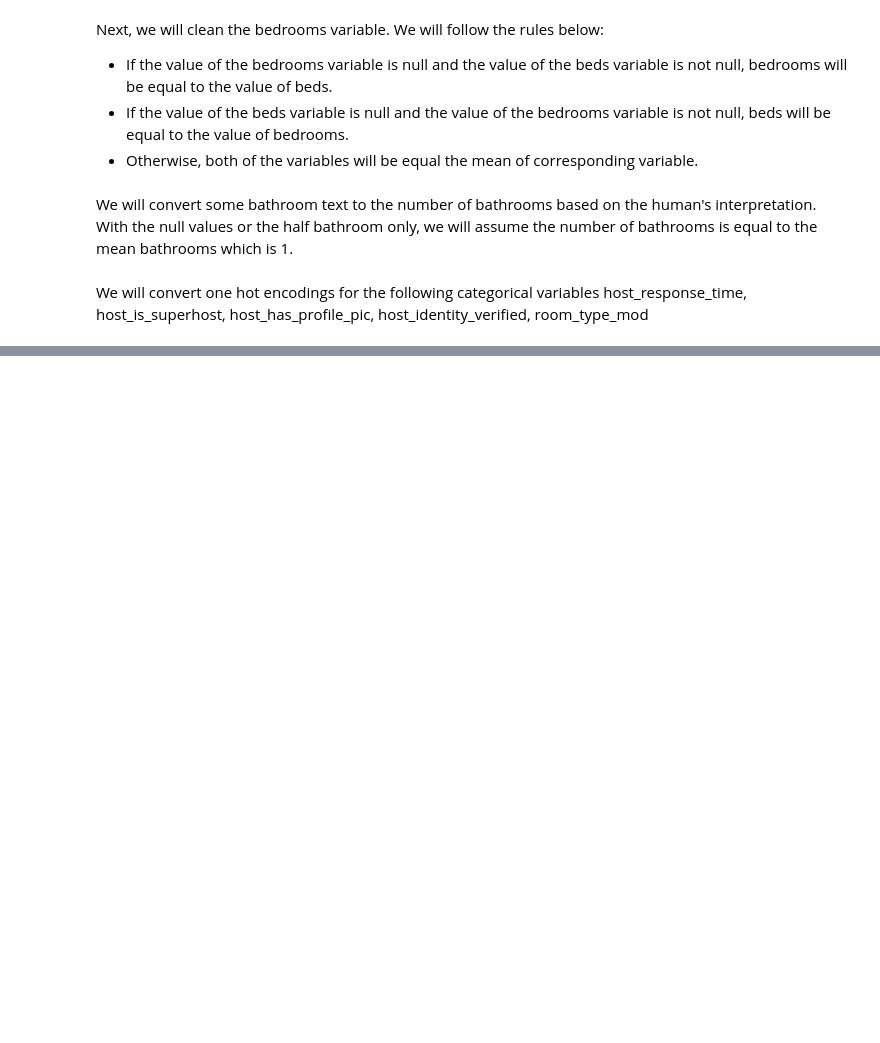
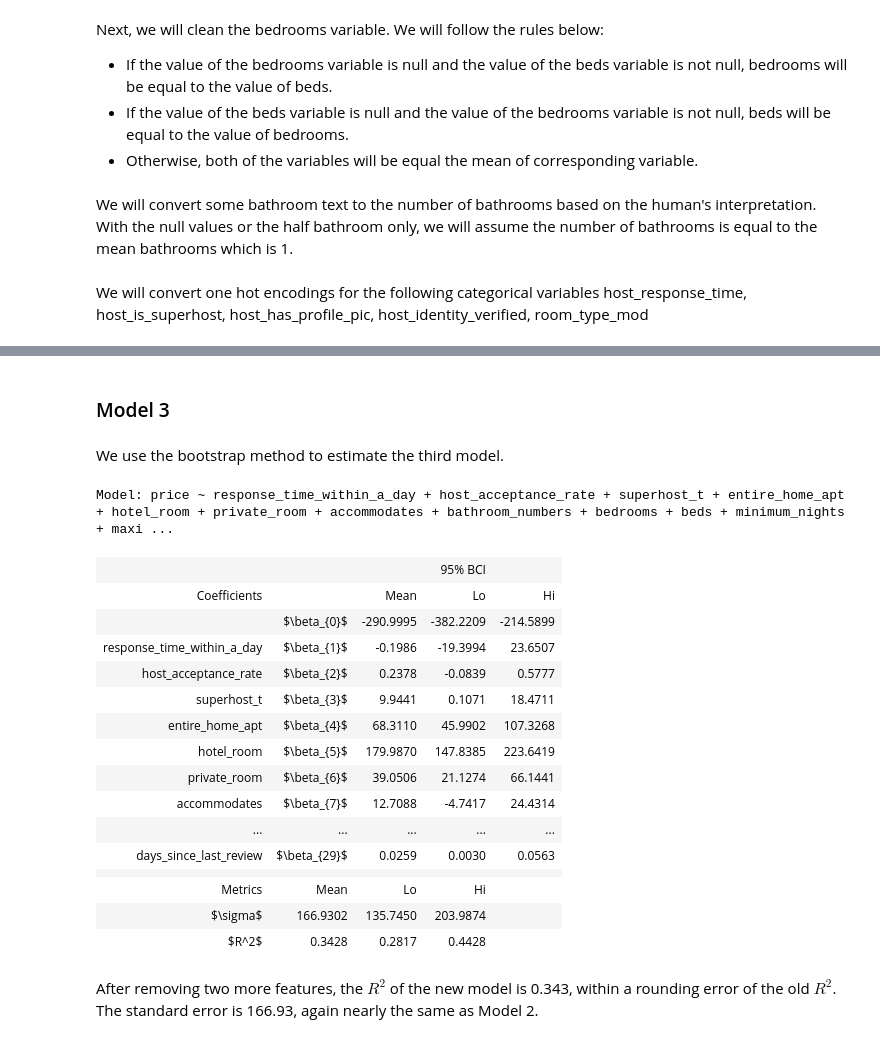
Before and after one commit to ayee6/JHUDataScienceGroup9, a Jupyter notebook: model1.ipynb, the cells around one changed output, grey strips where cells are left out. Drawn from its saved outputs; the diff is of its cells as text; code cells hidden in the pictures; blank space fills up the shorter version.

```diff
--- a/model1.ipynb
+++ b/model1.ipynb
@@ -294,0 +374,37 @@ NEXT: follow textbook guidelines to eliminate variables based on prior predictio
+# %% [markdown]
+### Model 3
+# %% [markdown]
+We use the bootstrap method to estimate the third model.
+# %%
+np.random.seed(1432896)
+model3 = ("price ~ response_time_within_a_day "
+        "+ host_acceptance_rate + superhost_t "
+        "+ entire_home_apt + hotel_room + private_room + accommodates "
+        "+ bathroom_numbers + bedrooms + beds + minimum_nights + maximum_nights + number_of_reviews "
+        "+ review_scores_rating + review_scores_accuracy + review_scores_cleanliness "
+        "+ review_scores_location + review_scores_value + instant_bookable_t "
+        "+ calculated_host_listings_count + distance_smithsonian + distance_capitol "
+        "+ distance_white_house + distance_library_congress + distance_nationals_park + distance_national_zoo "
+        "+ distance_railway + distance_mcpherson + days_since_last_review")
+result3 = models.bootstrap_linear_regression(model3, data=vwListings)
+models.describe_bootstrap_lr(result3, sd=4)
+# %% [output]
+Model: price ~ response_time_within_a_day + host_acceptance_rate + superhost_t + entire_home_apt + hotel_room + private_room + accommodates + bathroom_numbers + bedrooms + beds + minimum_nights + maxi ...
+|  |  |  | 95% BCI |  |
+| Coefficients |  | Mean | Lo | Hi |
+|  | $\beta_{0}$ | -290.9995 | -382.2209 | -214.5899 |
+| response_time_within_a_day | $\beta_{1}$ | -0.1986 | -19.3994 | 23.6507 |
+| host_acceptance_rate | $\beta_{2}$ | 0.2378 | -0.0839 | 0.5777 |
+| superhost_t | $\beta_{3}$ | 9.9441 | 0.1071 | 18.4711 |
+| entire_home_apt | $\beta_{4}$ | 68.3110 | 45.9902 | 107.3268 |
+| hotel_room | $\beta_{5}$ | 179.9870 | 147.8385 | 223.6419 |
+| private_room | $\beta_{6}$ | 39.0506 | 21.1274 | 66.1441 |
+| accommodates | $\beta_{7}$ | 12.7088 | -4.7417 | 24.4314 |
+| ... | ... | ... | ... | ... |
+| days_since_last_review | $\beta_{29}$ | 0.0259 | 0.0030 | 0.0563 |
+|  |  |  |  |  |
+| Metrics | Mean | Lo | Hi |  |
+| $\sigma$ | 166.9302 | 135.7450 | 203.9874 |  |
+| $R^2$ | 0.3428 | 0.2817 | 0.4428 |  |
+# %% [markdown]
+After removing two more features, the $R^2$ of the new model is 0.343, within a rounding error of the old $R^2$. The standard error is 166.93, again nearly the same as Model 2.
```
Also changed, not shown: parts of 16 cells of this notebook.
